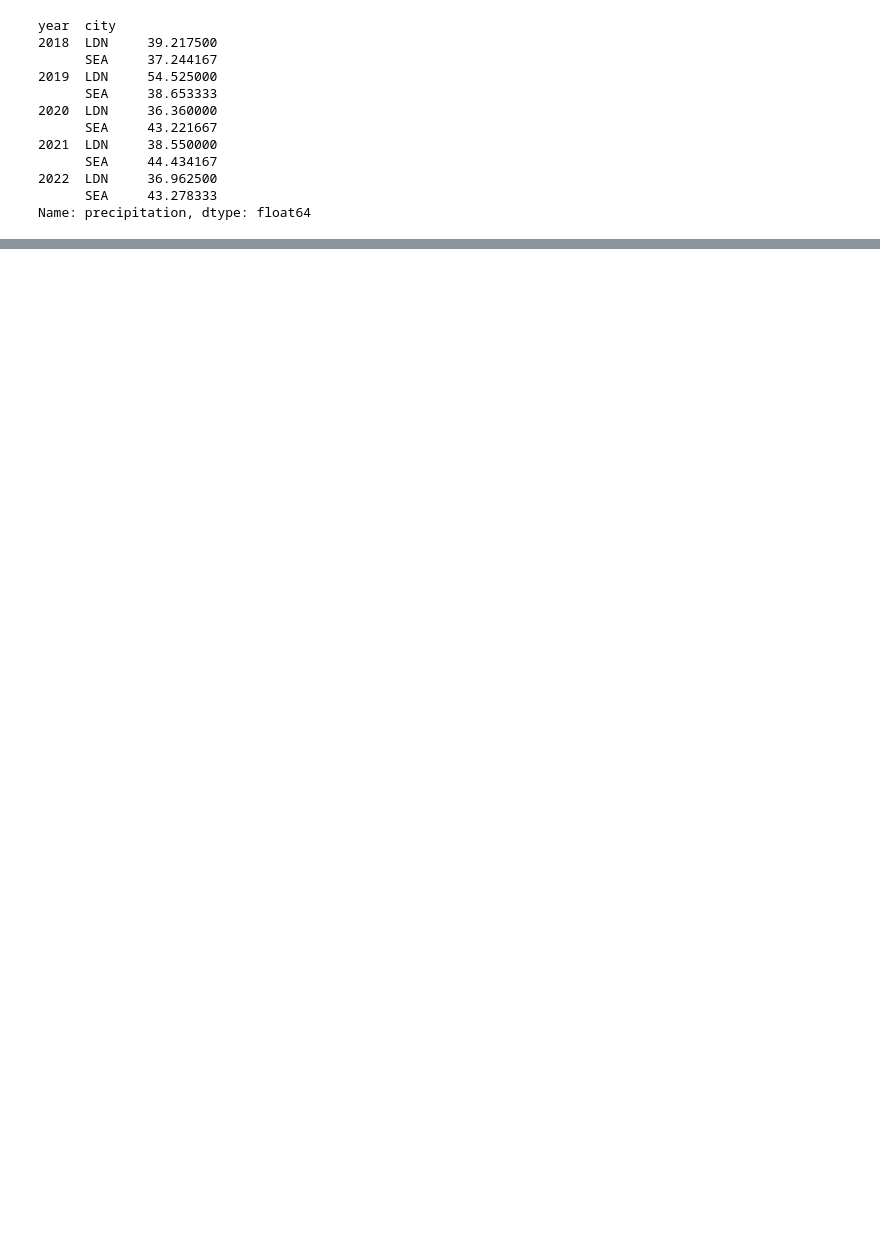
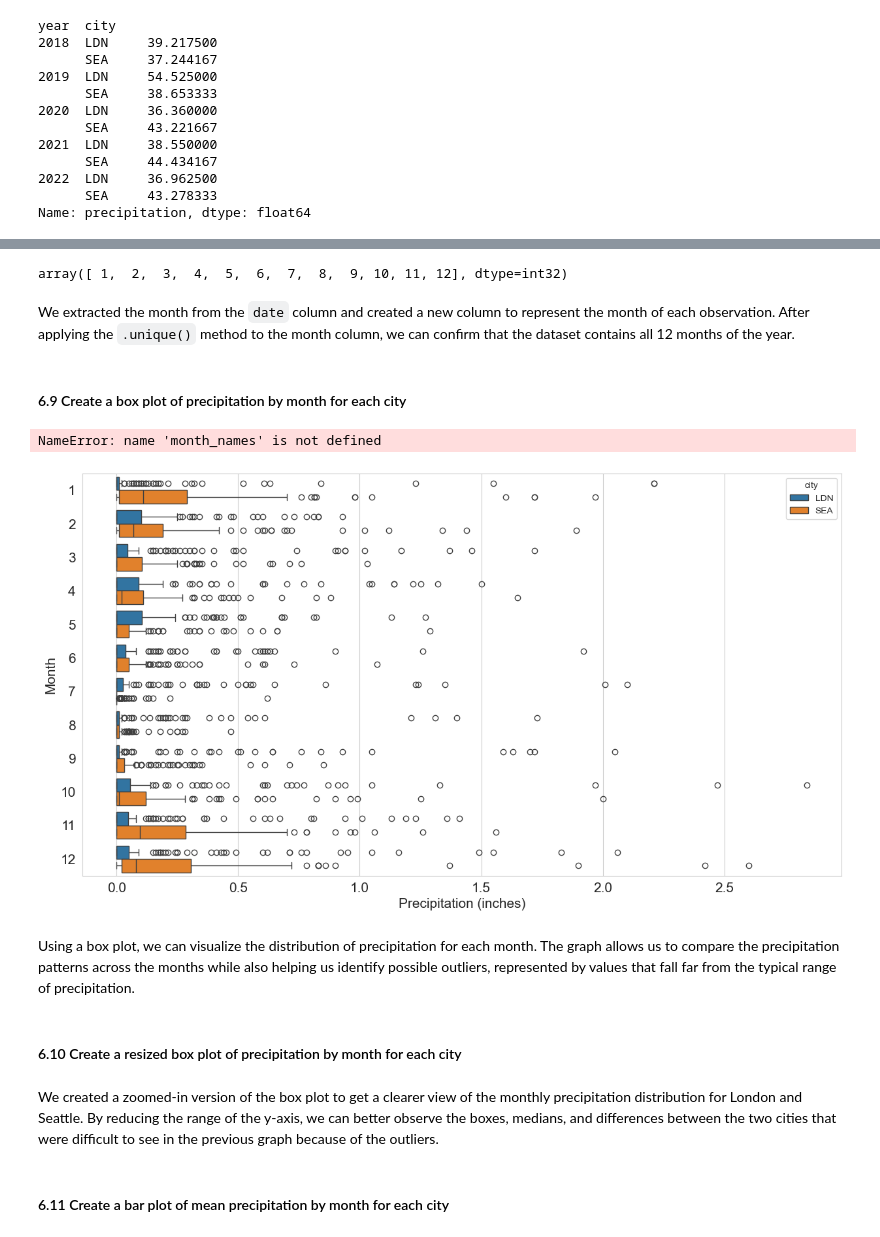
Before and after one commit to MariButarov/Rain-Prediction, a Jupyter notebook: Weather Project/Weather_data.ipynb, the cells around one changed output, grey strips where cells are left out. Drawn from its saved outputs; the diff is of its cells as text; code cells hidden in the pictures; blank space fills up the shorter version.

```diff
--- a/Weather Project/Weather_data.ipynb
+++ b/Weather Project/Weather_data.ipynb
@@ -568,0 +724,2 @@ False
+# %%
+df['month'] = pd.DatetimeIndex(df['date']).month
@@ -568,0 +735,28 @@ False
+# %%
+df['month'].unique()
+# %% [output]
+array([ 1,  2,  3,  4,  5,  6,  7,  8,  9, 10, 11, 12], dtype=int32)
+# %% [markdown]
+We extracted the month from the `date` column and created a new column to represent the month of each observation. After applying the `.unique()` method to the month column, we can confirm that the dataset contains all 12 months of the year.
+# %% [markdown]
+#### 6.9 Create a box plot of precipitation by month for each city
+# %%
+plt.figure(figsize=(15, 8))
+
+sns.boxplot(data=df, x='precipitation', y='month', hue='city', orient='h')
+
+plt.ylabel('Month', fontsize=15)
+plt.xlabel('Precipitation (inches)', fontsize=15)
+
+plt.tick_params(labelsize=15)
+
+plt.yticks(ticks=range(12), labels=month_names)
+
+plt.show()
+# %% [output]
+NameError: name 'month_names' is not defined
+[figure, added]
+# %% [markdown]
+Using a box plot, we can visualize the distribution of precipitation for each month. The graph allows us to compare the precipitation patterns across the months while also helping us identify possible outliers, represented by values that fall far from the typical range of precipitation.
+# %% [markdown]
+#### 6.10 Create a resized box plot of precipitation by month for each city
@@ -568,0 +778,4 @@ False
+# %% [markdown]
+We created a zoomed-in version of the box plot to get a clearer view of the monthly precipitation distribution for London and Seattle. By reducing the range of the y-axis, we can better observe the boxes, medians, and differences between the two cities that were difficult to see in the previous graph because of the outliers.
+# %% [markdown]
+#### 6.11 Create a bar plot of mean precipitation by month for each city
```
Also changed, not shown: parts of 142 cells of this notebook, 2 other files.
